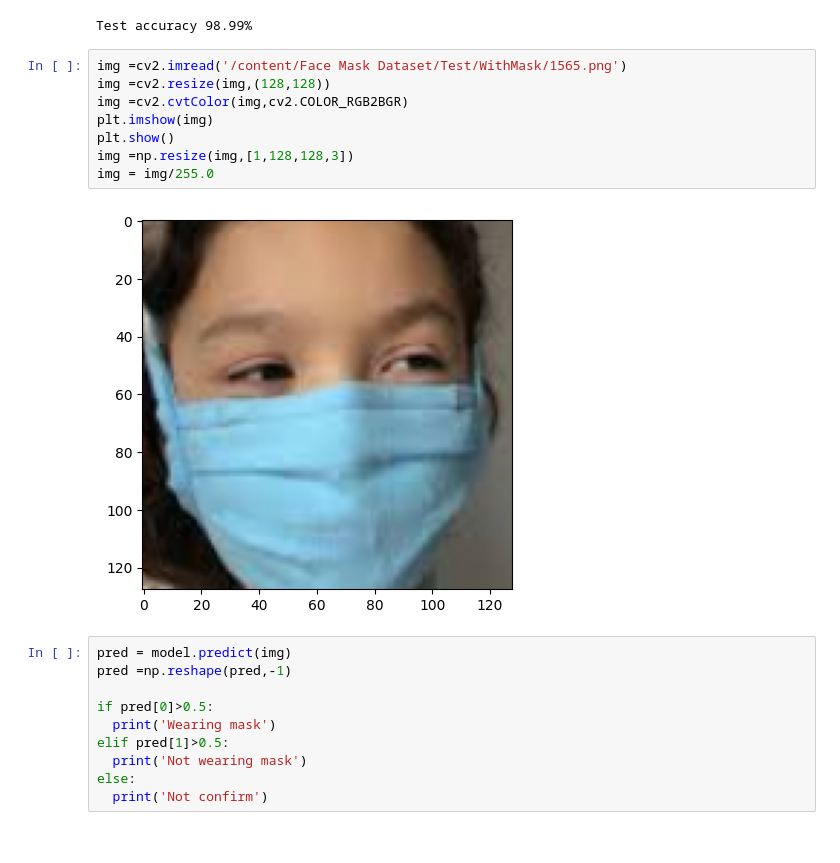
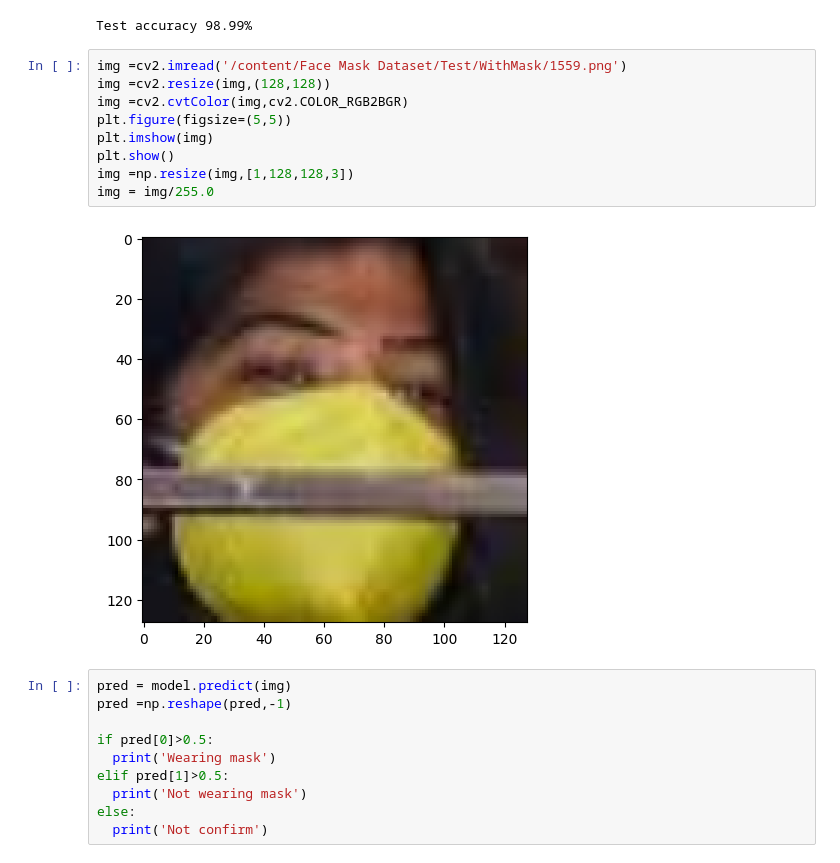
Before and after one commit to Priyanka06yadav/Deep_Learning, a Jupyter notebook: Face_mask_and_social_distancing_detection.ipynb, the cells around one changed output. Drawn from its saved outputs; the diff is of its cells as text.

```diff
--- a/Face_mask_and_social_distancing_detection.ipynb
+++ b/Face_mask_and_social_distancing_detection.ipynb
@@ -85,15 +85,16 @@ print('Test accuracy %1.2f%%'%(test[1]*100))
 # %% [output]
 Test accuracy 98.99%
 # %%
-img =cv2.imread('/content/Face Mask Dataset/Test/WithMask/1565.png')
+img =cv2.imread('/content/Face Mask Dataset/Test/WithMask/1559.png')
 img =cv2.resize(img,(128,128))
 img =cv2.cvtColor(img,cv2.COLOR_RGB2BGR)
+plt.figure(figsize=(5,5))
 plt.imshow(img)
 plt.show()
 img =np.resize(img,[1,128,128,3])
 img = img/255.0
 # %% [output]
-[figure, old version]
+[figure, new version]
 # %%
 pred = model.predict(img)
 pred =np.reshape(pred,-1)
```
